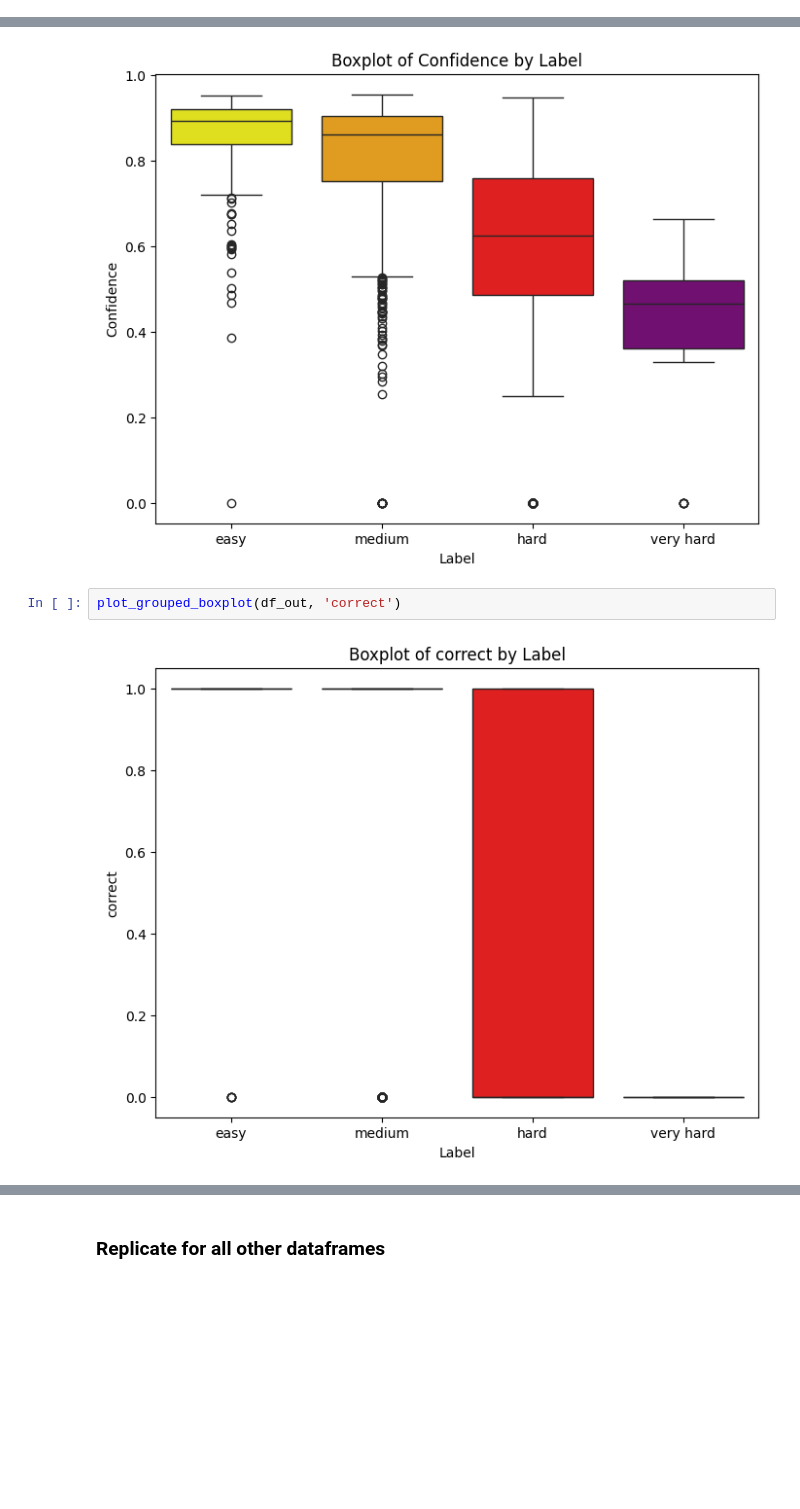
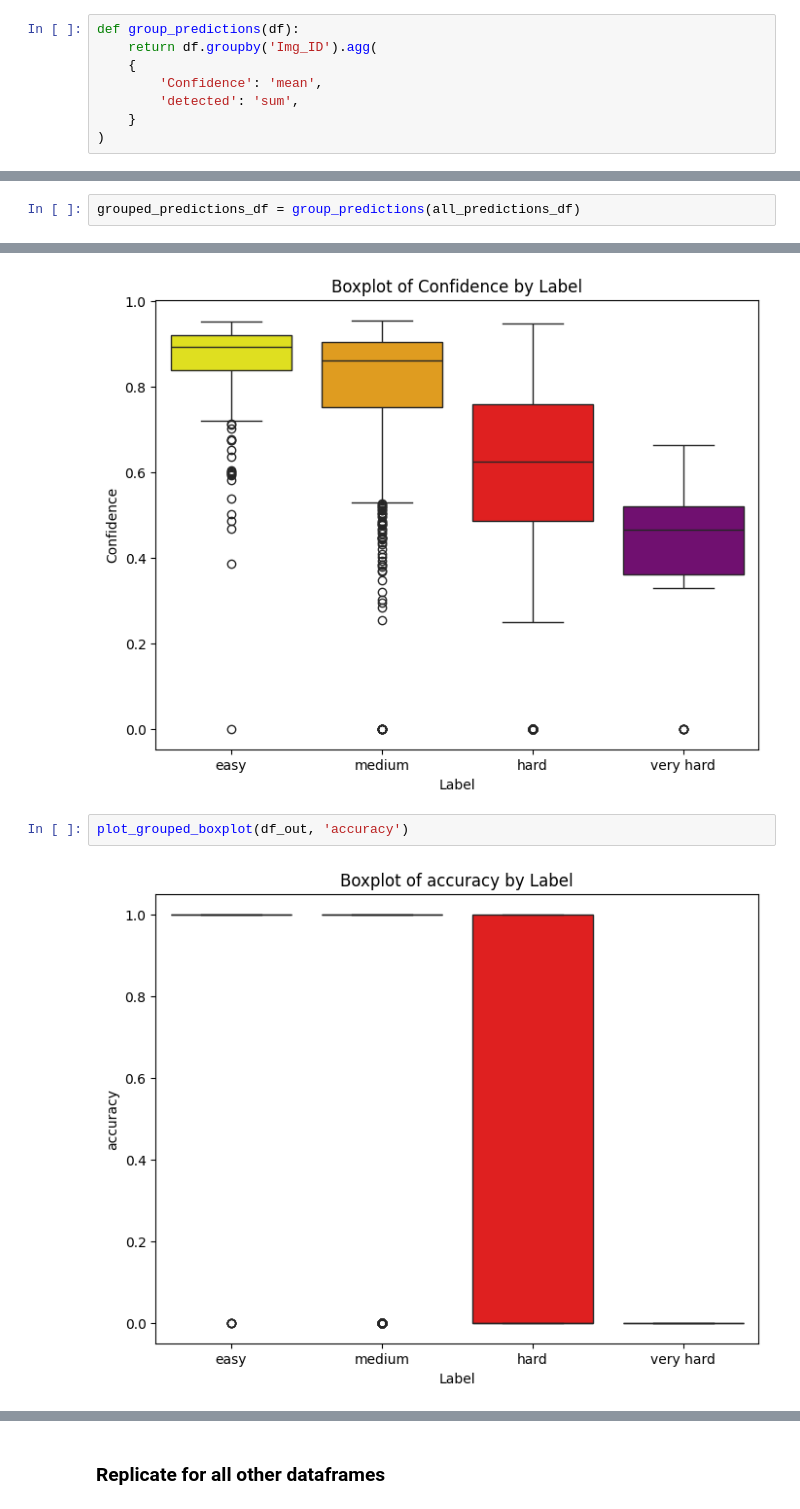
Before and after one commit to federicopaschetta/FemaleObjectificationInMovies, a Jupyter notebook: yolo_analysis.ipynb, the cells around one changed output, grey strips where cells are left out. Cells and saved outputs as stored; diff of their text form; blank space fills up the shorter version.

Commit message:
added plots, now adding correlations

```diff
--- a/yolo_analysis.ipynb
+++ b/yolo_analysis.ipynb
@@ -69,6 +69,14 @@ def detect_on_threshold(df, threshold):
 detect_on_threshold(all_predictions_df, 0.5)
 # %% [markdown]
 ## Grouping
+# %%
+def group_predictions(df):
+    return df.groupby('Img_ID').agg(
+    {
+        'Confidence': 'mean',
+        'detected': 'sum',
+    }
+)
 # %%
 grouped_predictions_df = all_predictions_df.groupby('Img_ID').agg(
     {
@@ -76,6 +84,8 @@ grouped_predictions_df = all_predictions_df.groupby('Img_ID').agg(
         'detected': 'sum',
     }
 )
+# %%
+grouped_predictions_df = group_predictions(all_predictions_df)
 # %%
 df_out = pd.merge(all_anns_df, grouped_predictions_df, how='inner', left_on='Img', right_on='Img_ID')
 df_out.set_index('Img', inplace=True)
@@ -145,8 +155,8 @@ plot_grouped_boxplot(df_out, 'Confidence')
 # %% [output]
 [figure]
 # %%
-plot_grouped_boxplot(df_out, 'correct')
+plot_grouped_boxplot(df_out, 'accuracy')
 # %% [output]
-[figure, old version]
+[figure, new version]
 # %%
 def group_df_and_agg_metrics(df):
```
Also changed, not shown: parts of 6 cells of this notebook.
